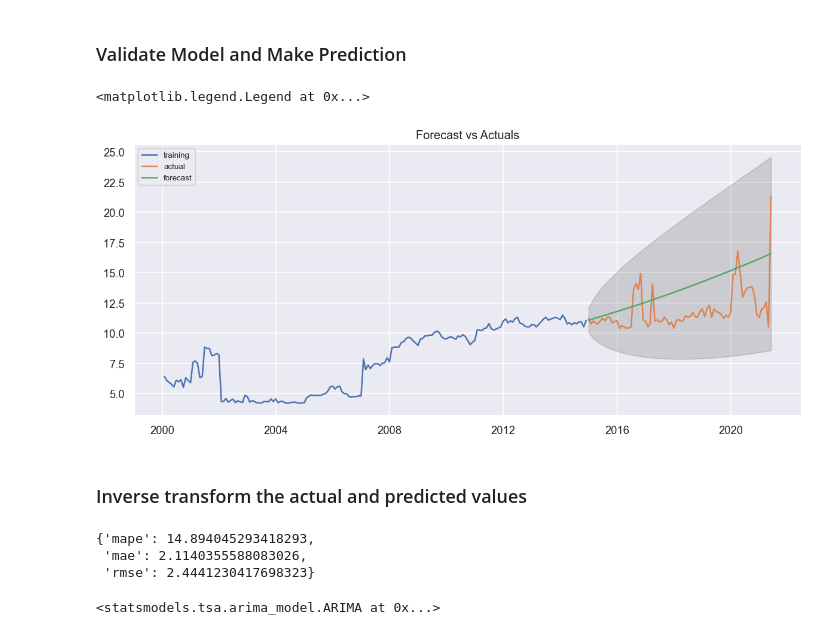
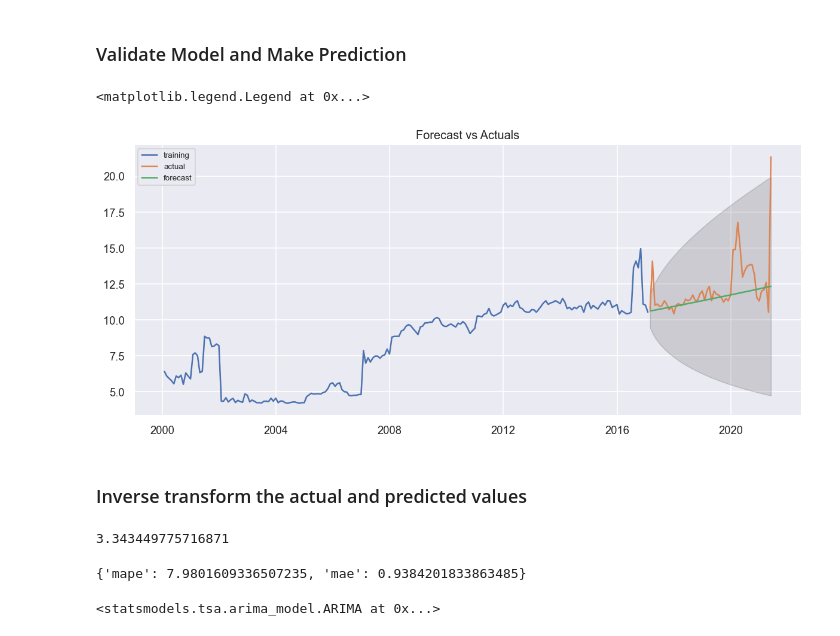
Before and after one commit to Hab-eeb/Global_Food_Price, a Jupyter notebook: MODEL/GLOBAL FOOD PRICE_TIME SERIES.ipynb, the cells around one changed output. Drawn from its saved outputs; the diff is of its cells as text; code cells hidden in the pictures.

```diff
--- a/MODEL/GLOBAL FOOD PRICE_TIME SERIES.ipynb
+++ b/MODEL/GLOBAL FOOD PRICE_TIME SERIES.ipynb
@@ -332,7 +333,7 @@ model_fit.plot_predict(dynamic= False, start='2000', end='2031')
 # %% [markdown]
 ### Train - Test Split
 # %%
-train_size= int(gfp_monthly.shape[0]*0.7)
+train_size= int(gfp_monthly.shape[0]*0.8)
 gfp_train, gfp_test = gfp_monthly.price[0:train_size], gfp_monthly.price[train_size:]
 gfp_train.head()
 # %% [output]
@@ -348,27 +349,27 @@ Freq: M, Name: price, dtype: float64
 # %%
 # Build Model
 model = ARIMA(gfp_train, order=(1,2,1))
 fitted = model.fit()
 
 # Forecast
-fc, se, conf = fitted.forecast(78, alpha=0.05)
+fc, se, conf = fitted.forecast(52, alpha=0.05)
 
 # Make as pandas series
 fc_series = pd.Series(fc, index=gfp_test.index)
 lower_series = pd.Series(conf[:, 0], index=gfp_test.index)
 upper_series = pd.Series(conf[:, 1], index=gfp_test.index)
 
 # Plot
-plt.figure(figsize=(12,5), dpi=120)
+plt.figure(figsize=(12,5), dpi=120).savefig('Forecast vs Actuals.png', dpi=1000)
 plt.plot(gfp_train, label='training')
 plt.plot(gfp_test, label='actual')
 plt.plot(fc_series, label='forecast')
 plt.fill_between(lower_series.index, lower_series, upper_series, color='k', alpha=.15)
 plt.title('Forecast vs Actuals')
 plt.legend(loc='upper left', fontsize=8)
 # %% [output]
 <matplotlib.legend.Legend at 0x...>
-[figure, old version]
+[figure, new version]
 # %% [markdown]
 ### Inverse transform the actual and predicted values
 # %%
@@ -378,18 +379,24 @@ plt.legend(loc='upper left', fontsize=8)
+# %%
+def MASE(gfp_train, actual, forecast):
+
+    n = gfp_train.shape[0]
+    d = np.abs(np.diff(gfp_train) ).sum()/(n-1)
+
+    errors = np.abs(actual - forecast)
+    return errors.mean()/d
+MASE(gfp_train, gfp_test, fc_series)
+# %% [output]
+3.343449775716871
 # %%
-# Accuracy metrics
-def forecast_accuracy(forecast, actual):
+# Evaluation metric
+def evaluate_metric(forecast, actual):
     mape = np.mean(np.abs(forecast -actual)/np.abs(forecast))*100
     mae = np.mean(np.abs(forecast - actual))
-    rmse = np.sqrt(np.mean((forecast - actual)**2))
-    return({'mape':mape, 'mae': mae,
-           'rmse':rmse})
+    return({'mape':mape, 'mae': mae})
 
-
-forecast_accuracy(fc, gfp_test.values)
+evaluate_metric(fc_series, gfp_test)
 # %% [output]
-{'mape': 14.894045293418293,
- 'mae': 2.1140355588083026,
- 'rmse': 2.4441230417698323}
+{'mape': 7.9801609336507235, 'mae': 0.9384201833863485}
 # %%
 #evaluate_model(fc_series, gfp_test)
 # %%
```
Also changed, not shown: parts of 7 cells of this notebook.
